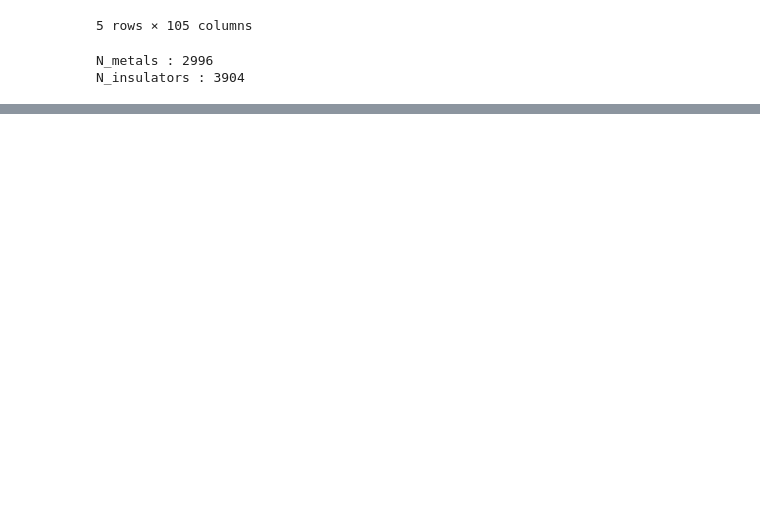
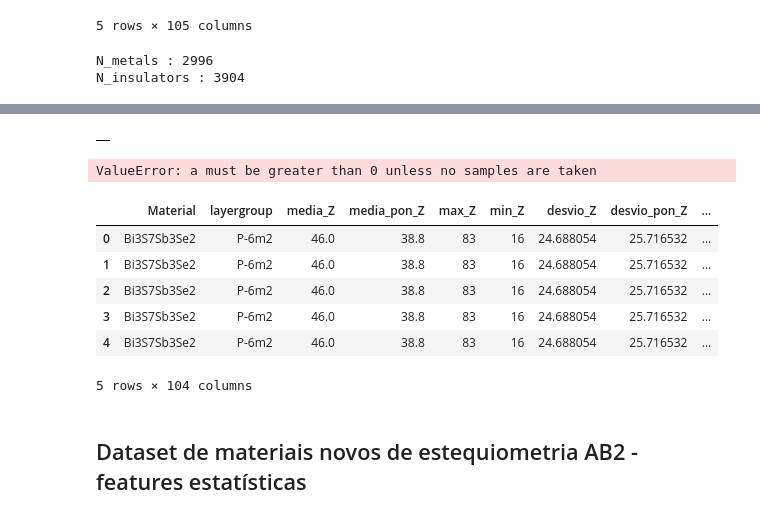
Before and after one commit to victormatteus04/uwbg-tcc, a Jupyter notebook: notebooks/datasets.ipynb, the cells around one changed output, grey strips where cells are left out. Drawn from its saved outputs; the diff is of its cells as text; code cells hidden in the pictures; blank space fills up the shorter version.

```diff
--- a/notebooks/datasets.ipynb
+++ b/notebooks/datasets.ipynb
@@ -292,0 +360,32 @@ df.to_csv('./../data/processed/dataset_pbe_prototype_isolantes.csv')
+# %%
+df_atoms.set_index('Element', inplace=True)
+dicio = df_atoms.to_dict('index')
+# print(dicio)
+# %%
+prop = [
+    'Z',
+    'Electronegativity',
+    'IonizationPotential',
+    'ElectronAffinity',
+    'HOMO',
+    'LUMO',
+    'r_s_orbital',
+    'r_p_orbital',
+    'r_d_orbital',
+    'r_atomic_nonbonded',
+    'r_valence_lastorbital',
+    'r_covalent',
+    'Valence',
+    'PeriodicColumn',
+    'PeriodicColumn_upto18',
+    'NumberUnfilledOrbitals',
+    'Polarizability'
+]
+# %%
+lista = []
+
+pesos = []
+
+media_interm = {}
+
+lista_completa = []
@@ -292,0 +437,19 @@ df.to_csv('./../data/processed/dataset_pbe_prototype_isolantes.csv')
+# %%
+df = pd.DataFrame(lista_completa)
+df.head()
+# %% [output]
+|  |
+# %%
+df.sample(20, random_state=100)
+# %% [output]
+ValueError: a must be greater than 0 unless no samples are taken
+# %%
+df.head()
+# %% [output]
+|  | Material | layergroup | media_Z | media_pon_Z | max_Z | min_Z | desvio_Z | desvio_pon_Z | ... |
+| 0 | Bi3S7Sb3Se2 | P-6m2 | 46.0 | 38.8 | 83 | 16 | 24.688054 | 25.716532 | ... |
+| 1 | Bi3S7Sb3Se2 | P-6m2 | 46.0 | 38.8 | 83 | 16 | 24.688054 | 25.716532 | ... |
+| 2 | Bi3S7Sb3Se2 | P-6m2 | 46.0 | 38.8 | 83 | 16 | 24.688054 | 25.716532 | ... |
+| 3 | Bi3S7Sb3Se2 | P-6m2 | 46.0 | 38.8 | 83 | 16 | 24.688054 | 25.716532 | ... |
+| 4 | Bi3S7Sb3Se2 | P-6m2 | 46.0 | 38.8 | 83 | 16 | 24.688054 | 25.716532 | ... |
+5 rows × 104 columns
@@ -292,0 +458,2 @@ df.to_csv('./../data/processed/dataset_pbe_prototype_isolantes.csv')
+# %% [markdown]
+## Dataset de materiais novos de estequiometria AB2 - features estatísticas
```
Also changed, not shown: parts of 17 cells of this notebook, 3 other files.
